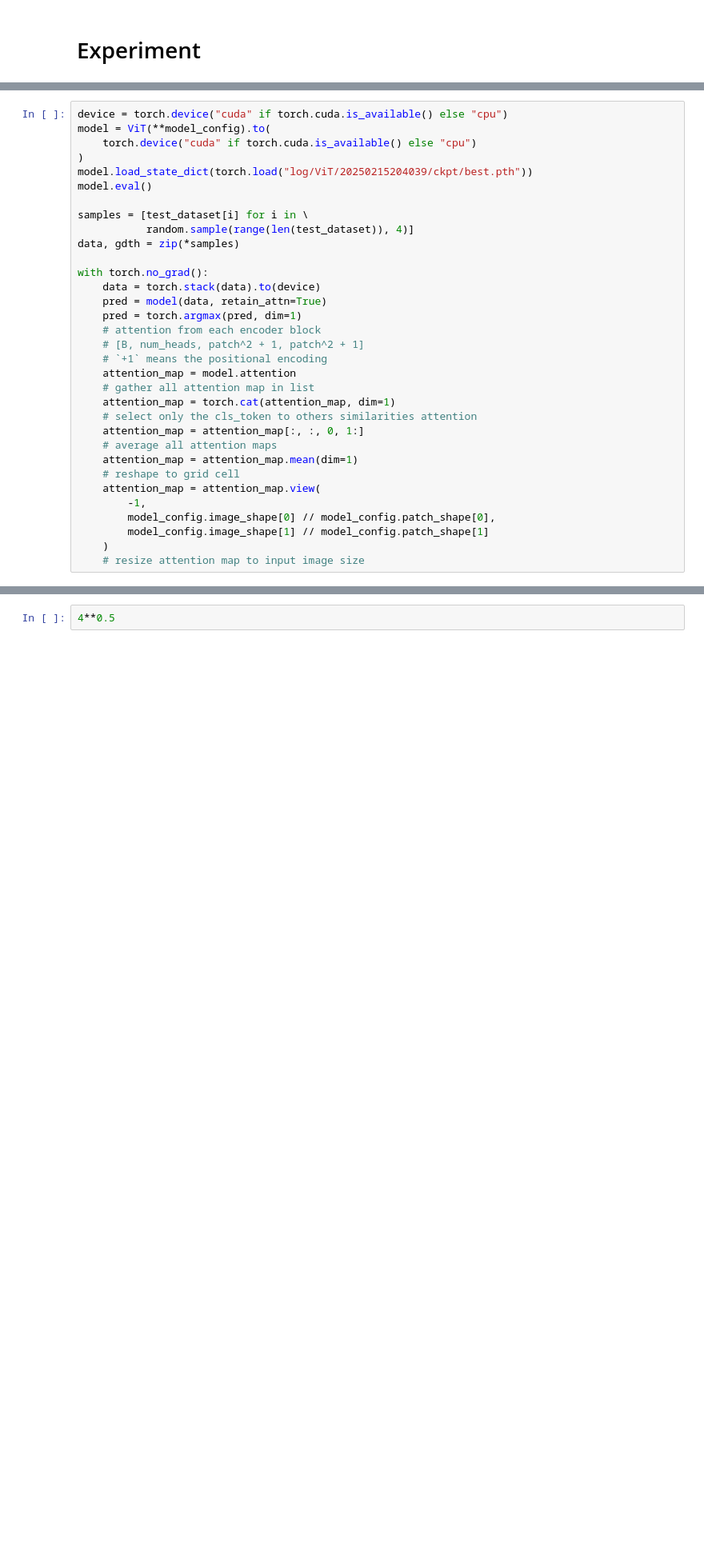
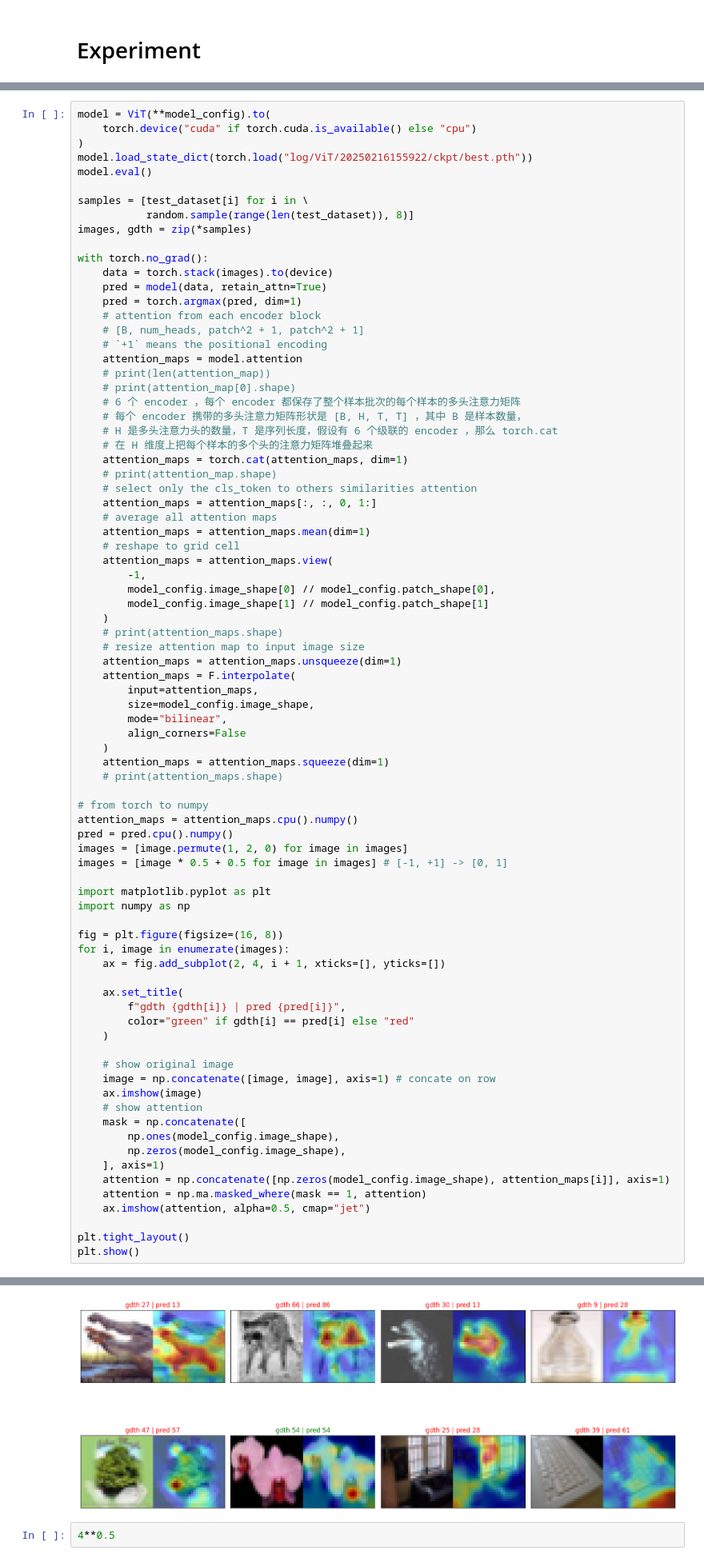
Before and after one commit to ChenXinXuTUSC/vit-notebook, a Jupyter notebook: main.ipynb, the cells around one changed output, grey strips where cells are left out. Shown at 80% size. Cells and saved outputs as stored; diff of their text form; blank space fills up the shorter version.

```diff
--- a/main.ipynb
+++ b/main.ipynb
@@ -585,34 +603,82 @@ ViT 论文中一个编码器 Encoder 使用一个多头子注意力机制，但
 # %%
-device = torch.device("cuda" if torch.cuda.is_available() else "cpu")
 model = ViT(**model_config).to(
     torch.device("cuda" if torch.cuda.is_available() else "cpu")
 )
-model.load_state_dict(torch.load("log/ViT/20250215204039/ckpt/best.pth"))
+model.load_state_dict(torch.load("log/ViT/20250216155922/ckpt/best.pth"))
 model.eval()
 
 samples = [test_dataset[i] for i in \
-           random.sample(range(len(test_dataset)), 4)]
-data, gdth = zip(*samples)
+           random.sample(range(len(test_dataset)), 8)]
+images, gdth = zip(*samples)
 
 with torch.no_grad():
-    data = torch.stack(data).to(device)
+    data = torch.stack(images).to(device)
     pred = model(data, retain_attn=True)
     pred = torch.argmax(pred, dim=1)
     # attention from each encoder block
     # [B, num_heads, patch^2 + 1, patch^2 + 1]
     # `+1` means the positional encoding
-    attention_map = model.attention
-    # gather all attention map in list
-    attention_map = torch.cat(attention_map, dim=1)
+    attention_maps = model.attention
+    # print(len(attention_map))
+    # print(attention_map[0].shape)
+    # 6 个 encoder ，每个 encoder 都保存了整个样本批次的每个样本的多头注意力矩阵
+    # 每个 encoder 携带的多头注意力矩阵形状是 [B, H, T, T] ，其中 B 是样本数量，
+    # H 是多头注意力头的数量，T 是序列长度，假设有 6 个级联的 encoder ，那么 torch.cat
+    # 在 H 维度上把每个样本的多个头的注意力矩阵堆叠起来
+    attention_maps = torch.cat(attention_maps, dim=1)
+    # print(attention_map.shape)
     # select only the cls_token to others similarities attention
-    attention_map = attention_map[:, :, 0, 1:]
+    attention_maps = attention_maps[:, :, 0, 1:]
     # average all attention maps
-    attention_map = attention_map.mean(dim=1)
+    attention_maps = attention_maps.mean(dim=1)
     # reshape to grid cell
-    attention_map = attention_map.view(
+    attention_maps = attention_maps.view(
         -1,
         model_config.image_shape[0] // model_config.patch_shape[0],
         model_config.image_shape[1] // model_config.patch_shape[1]
     )
+    # print(attention_maps.shape)
     # resize attention map to input image size
+    attention_maps = attention_maps.unsqueeze(dim=1)
+    attention_maps = F.interpolate(
+        input=attention_maps,
+        size=model_config.image_shape,
+        mode="bilinear",
+        align_corners=False
+    )
+    attention_maps = attention_maps.squeeze(dim=1)
+    # print(attention_maps.shape)
+
+# from torch to numpy
+attention_maps = attention_maps.cpu().numpy()
+pred = pred.cpu().numpy()
+images = [image.permute(1, 2, 0) for image in images]
+images = [image * 0.5 + 0.5 for image in images] # [-1, +1] -> [0, 1]
+
+import matplotlib.pyplot as plt
+import numpy as np
+
+fig = plt.figure(figsize=(16, 8))
+for i, image in enumerate(images):
+    ax = fig.add_subplot(2, 4, i + 1, xticks=[], yticks=[])
+
+    ax.set_title(
+        f"gdth {gdth[i]} | pred {pred[i]}",
+        color="green" if gdth[i] == pred[i] else "red"
+    )
+
+    # show original image
+    image = np.concatenate([image, image], axis=1) # concate on row
+    ax.imshow(image)
+    # show attention
+    mask = np.concatenate([
+        np.ones(model_config.image_shape),
+        np.zeros(model_config.image_shape),
+    ], axis=1)
+    attention = np.concatenate([np.zeros(model_config.image_shape), attention_maps[i]], axis=1)
+    attention = np.ma.masked_where(mask == 1, attention)
+    ax.imshow(attention, alpha=0.5, cmap="jet")
+
+plt.tight_layout()
+plt.show()
 # %% [output]
@@ -626,3 +685,4 @@ torch.Size([4, 36, 65, 65])
+[figure, added]
 # %%
 4**0.5
 # %% [output]
```
Also changed, not shown: parts of 7 cells of this notebook.
